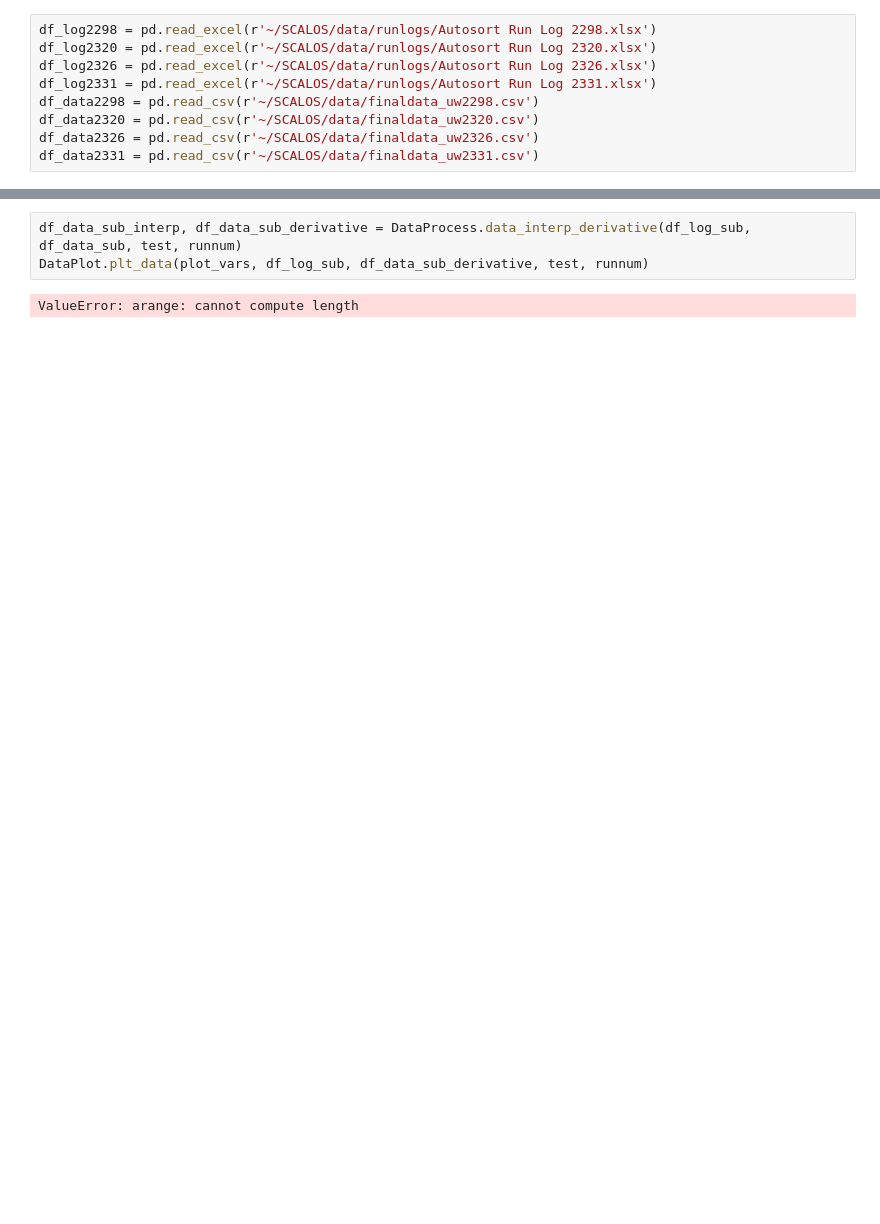
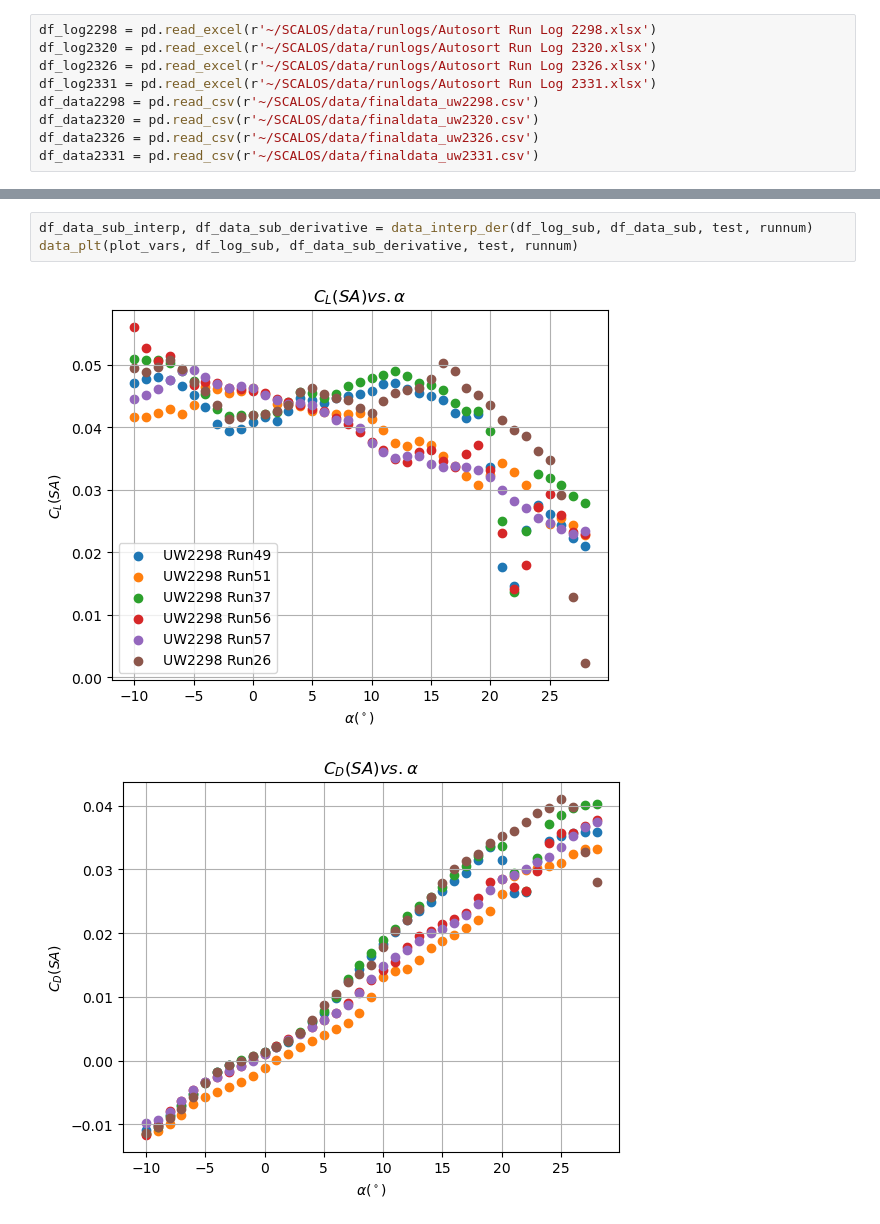
Before and after one commit to eddiekyting/SCALOS, a Jupyter notebook: scalos/sandbox/Extract_data.ipynb, the cells around one changed output, grey strips where cells are left out. Saved outputs shown, nothing was run; the diff lists cells and outputs as text; blank space fills up the shorter version.

```diff
--- a/scalos/sandbox/Extract_data.ipynb
+++ b/scalos/sandbox/Extract_data.ipynb
@@ -236,5 +355,6 @@ DataPlot.plt_data(plot_vars, df_log_sub, df_data_sub, test, runnum)
 # %%
-df_data_sub_interp, df_data_sub_derivative = DataProcess.data_interp_derivative(df_log_sub, df_data_sub, test, runnum)
-DataPlot.plt_data(plot_vars, df_log_sub, df_data_sub_derivative, test, runnum)
+df_data_sub_interp, df_data_sub_derivative = data_interp_der(df_log_sub, df_data_sub, test, runnum)
+data_plt(plot_vars, df_log_sub, df_data_sub_derivative, test, runnum)
 # %% [output]
-ValueError: arange: cannot compute length
+[figure, added]
+[figure, added]
```
Also changed, not shown: parts of 10 cells of this notebook, 5 other files.
